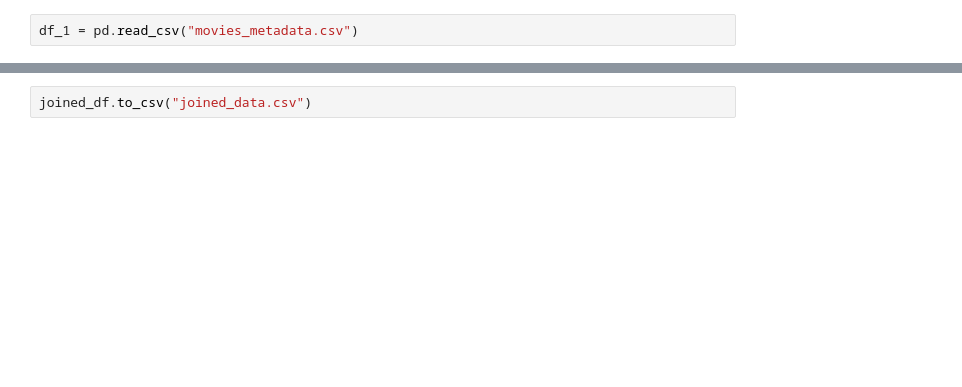
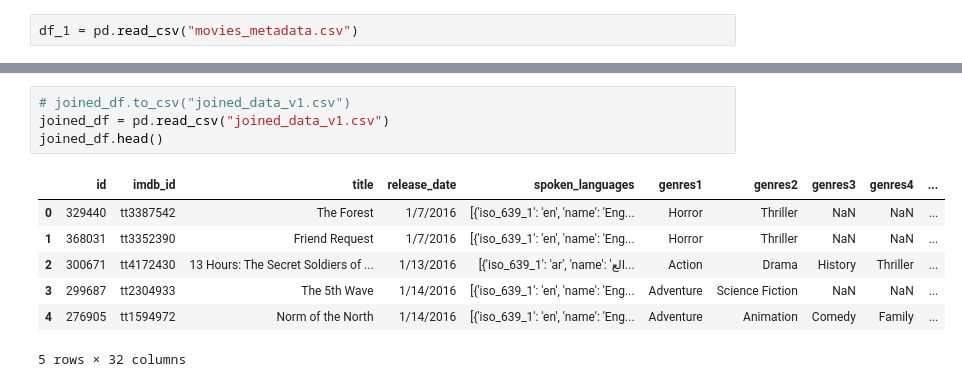
Before and after one commit to hakujeric/moviesDashboard, a Jupyter notebook: raw/joined_data.ipynb, the cells around one changed output, grey strips where cells are left out. Drawn from its saved outputs; the diff is of its cells as text; blank space fills up the shorter version.

```diff
--- a/raw/joined_data.ipynb
+++ b/raw/joined_data.ipynb
@@ -43,2 +47,12 @@ joined_df.head()
-# %%
-joined_df.to_csv("joined_data.csv")
+# %%
+# joined_df.to_csv("joined_data_v1.csv")
+joined_df = pd.read_csv("joined_data_v1.csv")
+joined_df.head()
+# %% [output]
+|  | id | imdb_id | title | release_date | spoken_languages | genres1 | genres2 | genres3 | genres4 | ... |
+| 0 | 329440 | tt3387542 | The Forest | 1/7/2016 | [{'iso_639_1': 'en', 'name': 'Eng... | Horror | Thriller | NaN | NaN | ... |
+| 1 | 368031 | tt3352390 | Friend Request | 1/7/2016 | [{'iso_639_1': 'en', 'name': 'Eng... | Horror | Thriller | NaN | NaN | ... |
+| 2 | 300671 | tt4172430 | 13 Hours: The Secret Soldiers of ... | 1/13/2016 | [{'iso_639_1': 'ar', 'name': 'الع... | Action | Drama | History | Thriller | ... |
+| 3 | 299687 | tt2304933 | The 5th Wave | 1/14/2016 | [{'iso_639_1': 'en', 'name': 'Eng... | Adventure | Science Fiction | NaN | NaN | ... |
+| 4 | 276905 | tt1594972 | Norm of the North | 1/14/2016 | [{'iso_639_1': 'en', 'name': 'Eng... | Adventure | Animation | Comedy | Family | ... |
+5 rows × 32 columns
```
Also changed, not shown: parts of 16 cells of this notebook, 13 other files.
